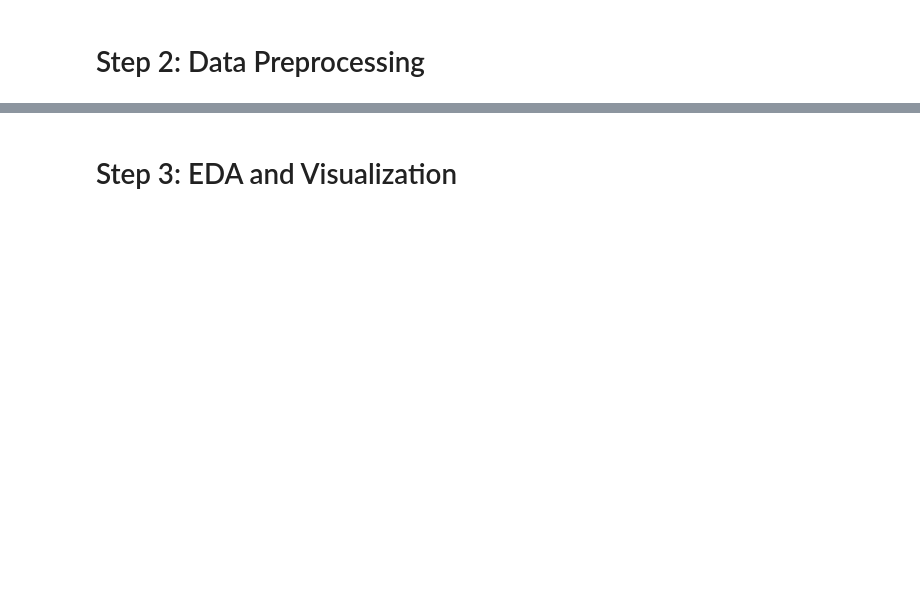
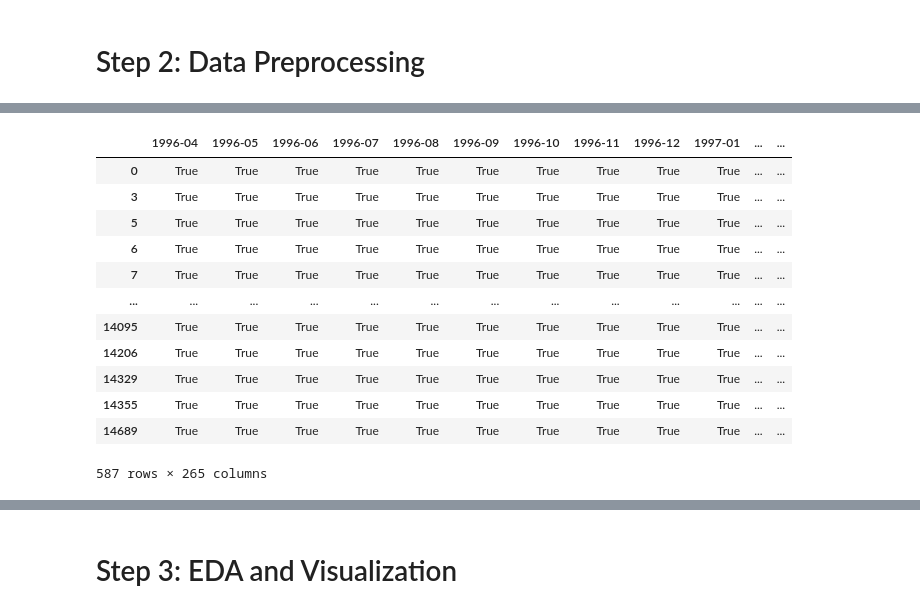
Before and after one commit to lynnndero/PHASE-4-PROJECT, a Jupyter notebook: starter_notebook.ipynb, the cells around one changed output, grey strips where cells are left out. Drawn from its saved outputs; the diff is of its cells as text; code cells hidden in the pictures; blank space fills up the shorter version.

```diff
--- a/starter_notebook.ipynb
+++ b/starter_notebook.ipynb
@@ -75,10 +75,10 @@ Las Vegas        38
 Philadelphia     38
 Name: count, dtype: int64
 # %%
-#choose zipcodes to use
-chosen_zipcodes = ['New York','Los Angeles','Houston','San Antonio','Washington']
+#choose zipcodes to use from city column
+chosen_zipcodes = ['New York','Los Angeles','Houston','San Antonio','Washington','Chicago','Springfield','Austin','Las Vegas','Philadelphia']
 
 #filter data based on chosen zipcodes
-filtered_data = df[df['City'].isin(chosen_zipcodes)]
+filtered_df = df[df['City'].isin(chosen_zipcodes)]
 # %%
 #print the filtered_data
@@ -115,0 +123,3 @@ def get_datetimes(df):
+# %%
+dates = filtered_df.columns.values[7:]
+dates
@@ -115,0 +170,16 @@ def get_datetimes(df):
+# %%
+filtered_df[dates].isnull()
+# %% [output]
+|  | 1996-04 | 1996-05 | 1996-06 | 1996-07 | 1996-08 | 1996-09 | 1996-10 | 1996-11 | 1996-12 | 1997-01 | ... | ... |
+| 0 | True | True | True | True | True | True | True | True | True | True | ... | ... |
+| 3 | True | True | True | True | True | True | True | True | True | True | ... | ... |
+| 5 | True | True | True | True | True | True | True | True | True | True | ... | ... |
+| 6 | True | True | True | True | True | True | True | True | True | True | ... | ... |
+| 7 | True | True | True | True | True | True | True | True | True | True | ... | ... |
+| ... | ... | ... | ... | ... | ... | ... | ... | ... | ... | ... | ... | ... |
+| 14095 | True | True | True | True | True | True | True | True | True | True | ... | ... |
+| 14206 | True | True | True | True | True | True | True | True | True | True | ... | ... |
+| 14329 | True | True | True | True | True | True | True | True | True | True | ... | ... |
+| 14355 | True | True | True | True | True | True | True | True | True | True | ... | ... |
+| 14689 | True | True | True | True | True | True | True | True | True | True | ... | ... |
+587 rows × 265 columns
```
Also changed, not shown: parts of 12 cells of this notebook.
